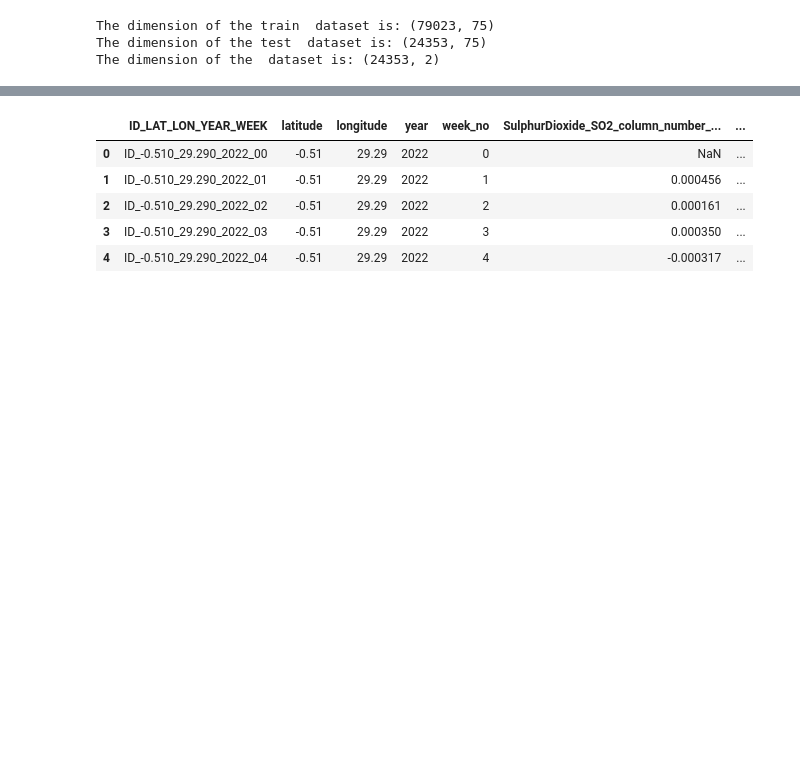
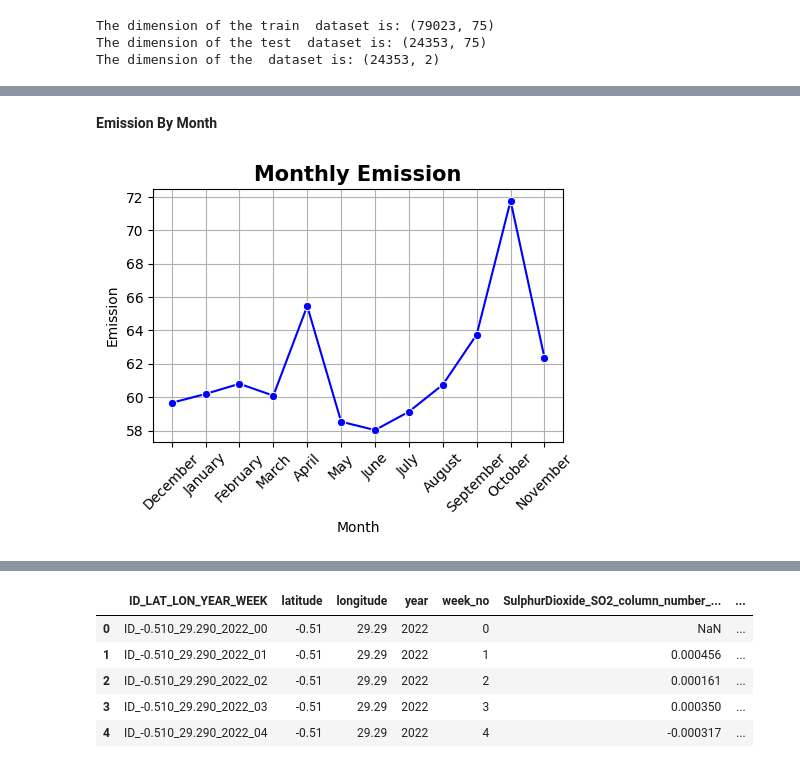
Before and after one commit to nitinkc1/Predict_CO2_Emissions_in_Rwanda, a Jupyter notebook: Kaggle_competition_Predict_CO2_Emissions_in_Rwanda.ipynb, the cells around one changed output, grey strips where cells are left out. Cells and saved outputs as stored; diff of their text form; code cells hidden in the pictures; blank space fills up the shorter version.

```diff
--- a/Kaggle_competition_Predict_CO2_Emissions_in_Rwanda.ipynb
+++ b/Kaggle_competition_Predict_CO2_Emissions_in_Rwanda.ipynb
@@ -259,0 +264,22 @@ y = df_train['emission']
+# %% [markdown]
+**Emission By Month**
+# %%
+# Combine 'year' and 'week_no' to create a datetime column
+train['date'] = train['year'].astype(str) + '-W' + train['week_no'].astype(str) + '-1'
+train['date'] = pd.to_datetime(train['date'], format='%Y-W%U-%w')
+
+# Extract month name from the 'date' column
+train['month_name'] = train['date'].dt.strftime('%B')
+
+# Plotting
+plt.figure(figsize=(5,4))
+sns.lineplot(x='month_name', y='emission',color='blue', data=train, marker='o',ci=None)
+plt.title('Monthly Emission',fontsize = 15, fontweight = 'bold')
+plt.xlabel('Month')
+plt.ylabel('Emission')
+plt.xticks(rotation=45)  # Rotate x-axis labels for better visibility
+plt.grid(True)
+plt.tight_layout()
+plt.show()
+# %% [output]
+[figure, added]
```
Also changed, not shown: parts of 94 cells of this notebook.
